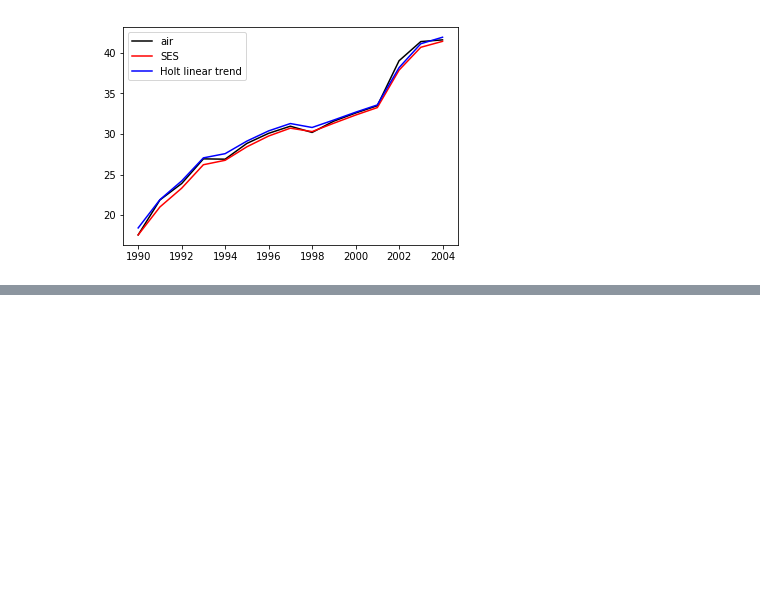
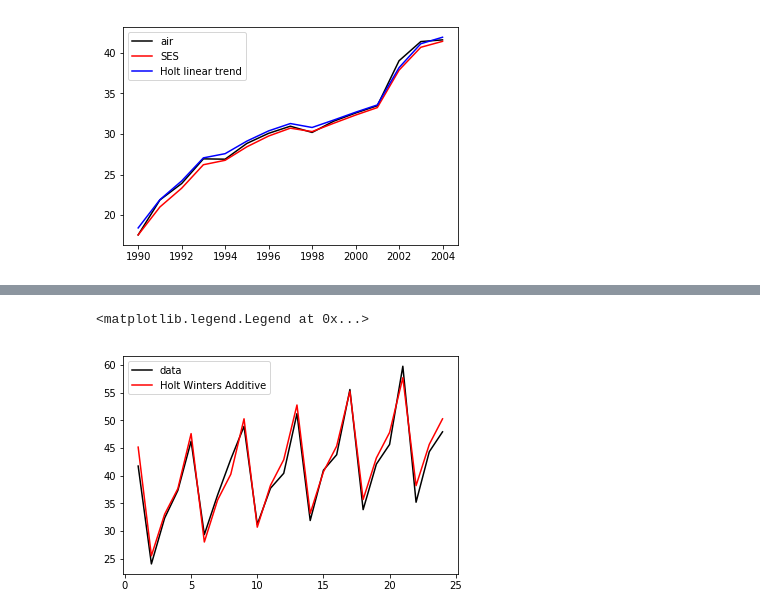
Before and after one commit to ankurKumar1988/Time-Series-Analysis-Desktop-Platform-in-Python, a Jupyter notebook: Forecasting_PrinciplesAndPractice_JupyterNotebook/Chapter7.ipynb, the cells around one changed output, grey strips where cells are left out. Drawn from its saved outputs; the diff is of its cells as text; code cells hidden in the pictures; blank space fills up the shorter version.

```diff
--- a/Forecasting_PrinciplesAndPractice_JupyterNotebook/Chapter7.ipynb
+++ b/Forecasting_PrinciplesAndPractice_JupyterNotebook/Chapter7.ipynb
@@ -163,0 +171,35 @@ plt.legend(loc='best')
+# %%
+# read data
+aust = pd.read_csv('austourists.csv',sep=',',header=0,index_col=0)
+austdata = aust.iloc[20:,0].values
+
+# initialize arrays
+yhat = np.zeros((len(austdata)))
+l = np.zeros((len(austdata)))
+b = np.zeros((len(austdata)))
+s = np.zeros((len(austdata)))
+
+# put initial estimates as given in the book
+l[3] = 33.8
+b[3] = 0.65
+s[0], s[1], s[2], s[3] = 10.7, -9.5, -2.6, 1.4
+
+# put estimated parameters
+alpha = 0.025
+beta = 0.023
+gamma = 0
+m = 4
+
+# One-step forecasts
+for i in range(4,len(austdata)):
+    yhat[i] = l[i-1]+b[i-1]+s[i-1-m+1] # hm is 1
+    l[i] = alpha*(austdata[i]-s[i-m])+(1-alpha)*(l[i-1]+b[i-1])
+    b[i] = beta*(l[i]-l[i-1])+(1-beta)*b[i-1]
+    s[i] = gamma*(austdata[i]-l[i-1]-b[i-1])+(1-gamma)*s[i-m]
+
+combined_data = np.column_stack((austdata,l,b,s,yhat))
+HW_additive = combined_data[4:,:]
+
+# create dataframe object
+table = pd.DataFrame(data=HW_additive,index=range(1,25),columns=['yt','lt','bt','st','yt_hat'])
+display(table)
@@ -163,0 +228,8 @@ plt.legend(loc='best')
+# %%
+# visualize
+plt.plot(range(1,25),austdata[4:],color='black',label='data')
+plt.plot(range(1,25),yhat[4:],color='red',label='Holt Winter''s Additive')
+plt.legend(loc='best')
+# %% [output]
+<matplotlib.legend.Legend at 0x...>
+[figure, added]
```
Also changed, not shown: parts of 5 cells of this notebook.
